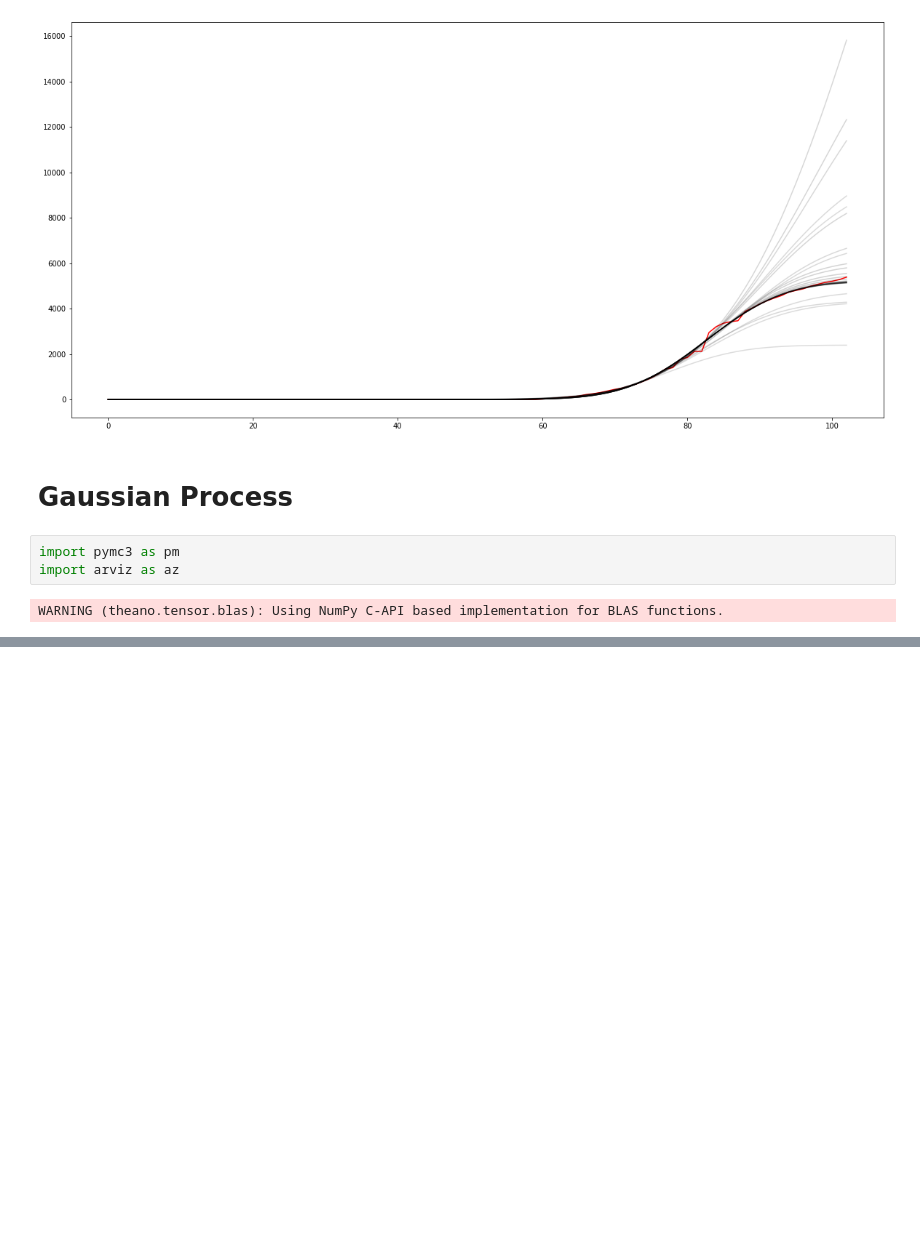
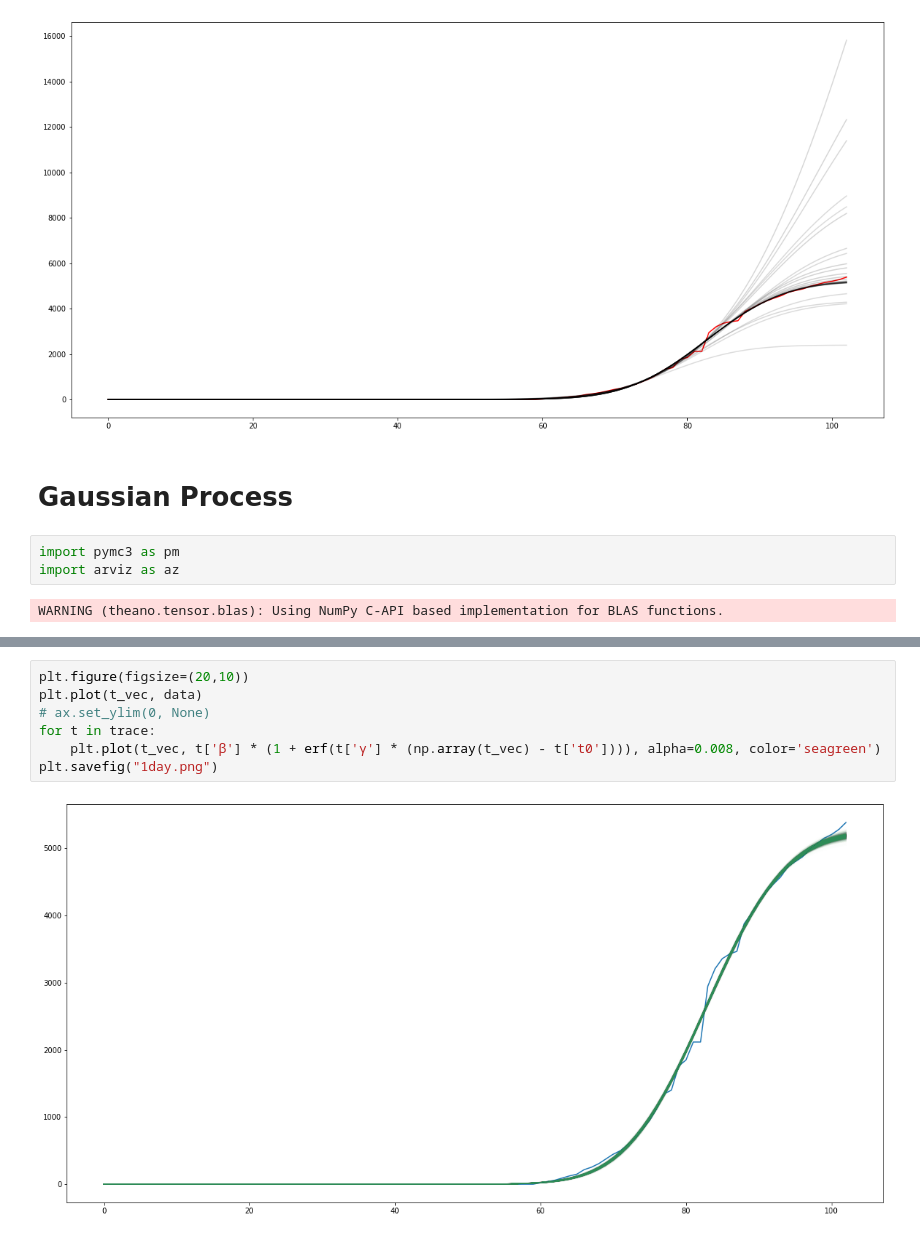
Before and after one commit to danielnee2/SKTW, a Jupyter notebook: TC/Gaussian Process.ipynb, the cells around one changed output, grey strips where cells are left out. Saved outputs shown, nothing was run; the diff lists cells and outputs as text; blank space fills up the shorter version.

```diff
--- a/TC/Gaussian Process.ipynb
+++ b/TC/Gaussian Process.ipynb
@@ -117,0 +150,9 @@ az.plot_trace(trace);
+# %%
+plt.figure(figsize=(20,10))
+plt.plot(t_vec, data)
+# ax.set_ylim(0, None)
+for t in trace:
+    plt.plot(t_vec, t['β'] * (1 + erf(t['γ'] * (np.array(t_vec) - t['t0']))), alpha=0.008, color='seagreen')
+plt.savefig("1day.png")
+# %% [output]
+[figure, added]
```
Also changed, not shown: parts of 12 cells of this notebook, 7 other files.
